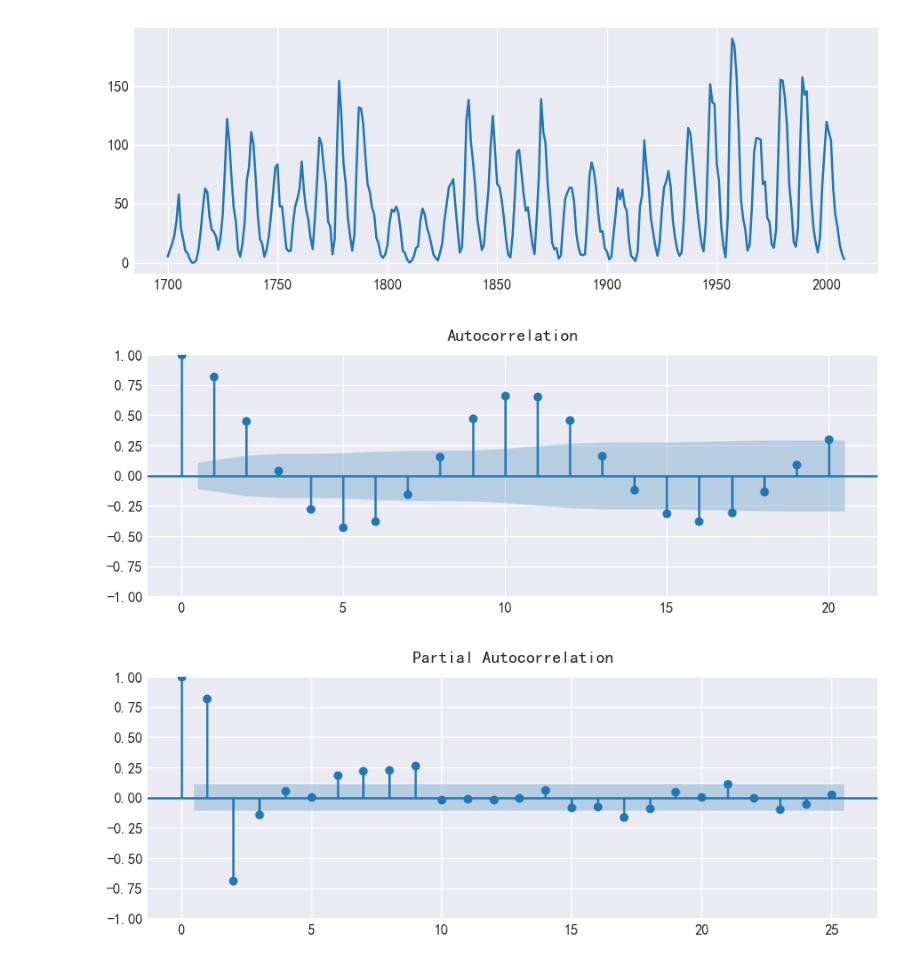
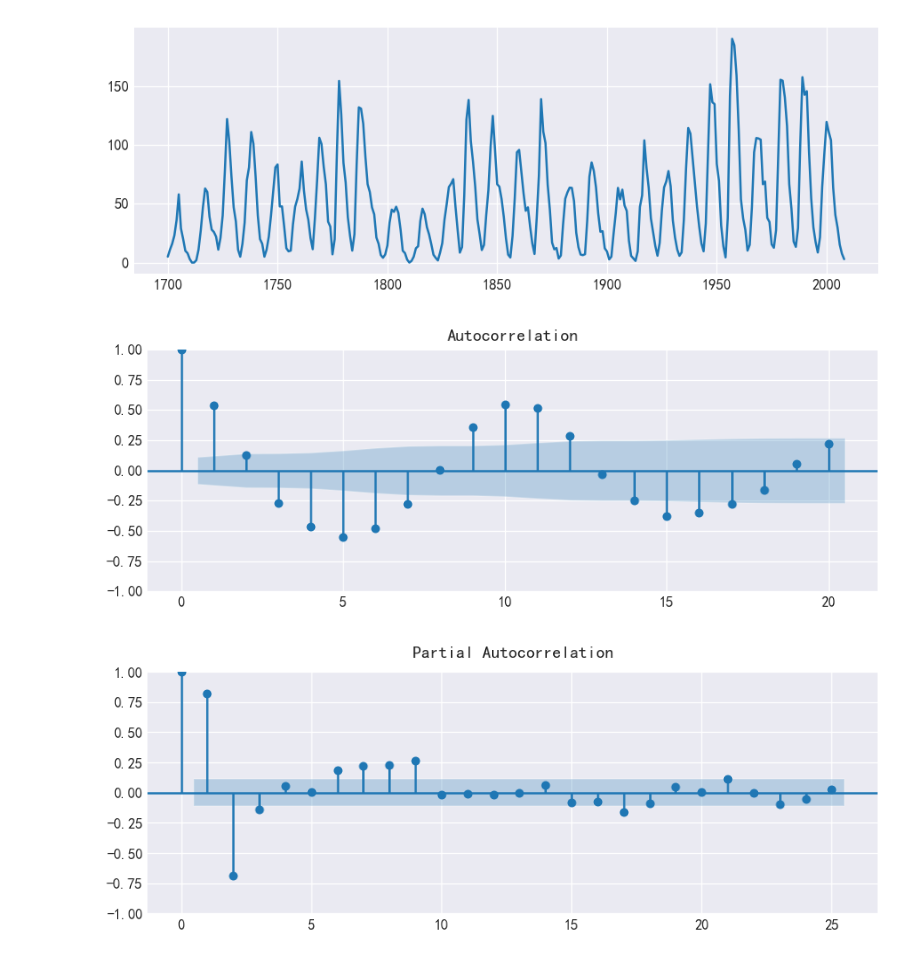
Before and after one commit to moonchildink/machine_learning, a Jupyter notebook: tsa.ipynb, the cells around one changed output. Cells and saved outputs as stored; diff of their text form; code cells hidden in the pictures.

```diff
--- a/tsa.ipynb
+++ b/tsa.ipynb
@@ -476,10 +468,10 @@ plt.plot(df)
 [<matplotlib.lines.Line2D at 0x...>]
 [figure]
 # %%
-plot_acf(df.SUNACTIVITY.dropna(), lags=20)
+plot_acf(df.SUNACTIVITY.diff().dropna(), lags=20)
 plt.show()
 # %% [output]
-[figure, old version]
+[figure, new version]
 # %%
 plot_pacf(df.SUNACTIVITY)
 plt.show()
```
Also changed, not shown: parts of 13 cells of this notebook, 2 other files.
